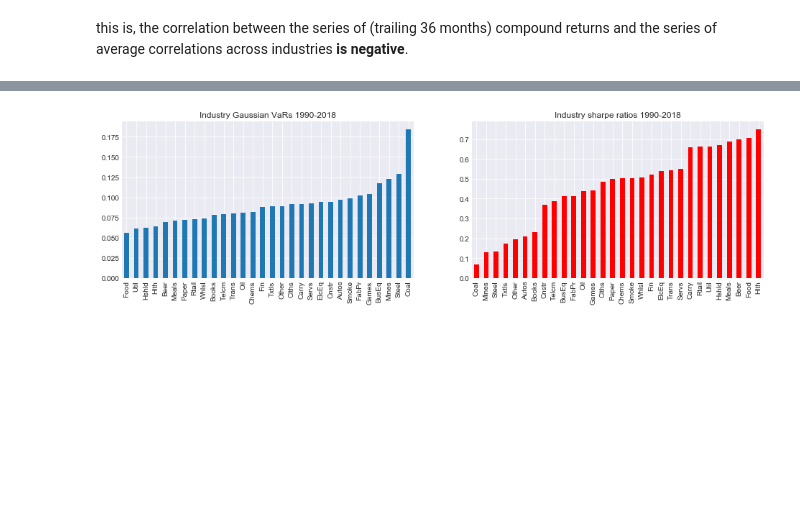
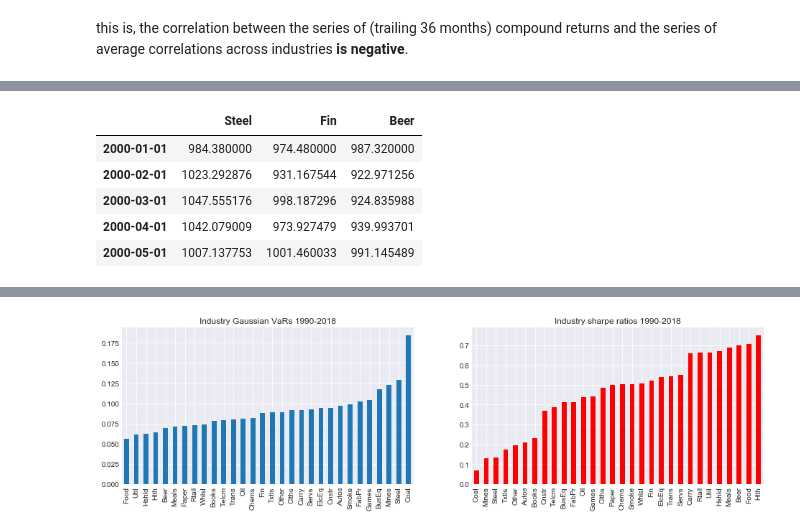
Before and after one commit to z4ir3/finance-courses, a Jupyter notebook: week-3.ipynb, the cells around one changed output, grey strips where cells are left out. Saved outputs shown, nothing was run; the diff lists cells and outputs as text; code cells hidden in the pictures; blank space fills up the shorter version.

```diff
--- a/week-3.ipynb
+++ b/week-3.ipynb
@@ -274,0 +363,9 @@ across industries **is negative**.
+# %%
+account_history.head() #["Steel"].plot()
+# %% [output]
+|  | Steel | Fin | Beer |
+| 2000-01-01 | 984.380000 | 974.480000 | 987.320000 |
+| 2000-02-01 | 1023.292876 | 931.167544 | 922.971256 |
+| 2000-03-01 | 1047.555176 | 998.187296 | 924.835988 |
+| 2000-04-01 | 1042.079009 | 973.927479 | 939.993701 |
+| 2000-05-01 | 1007.137753 | 1001.460033 | 991.145489 |
```
Also changed, not shown: parts of 11 cells of this notebook.
